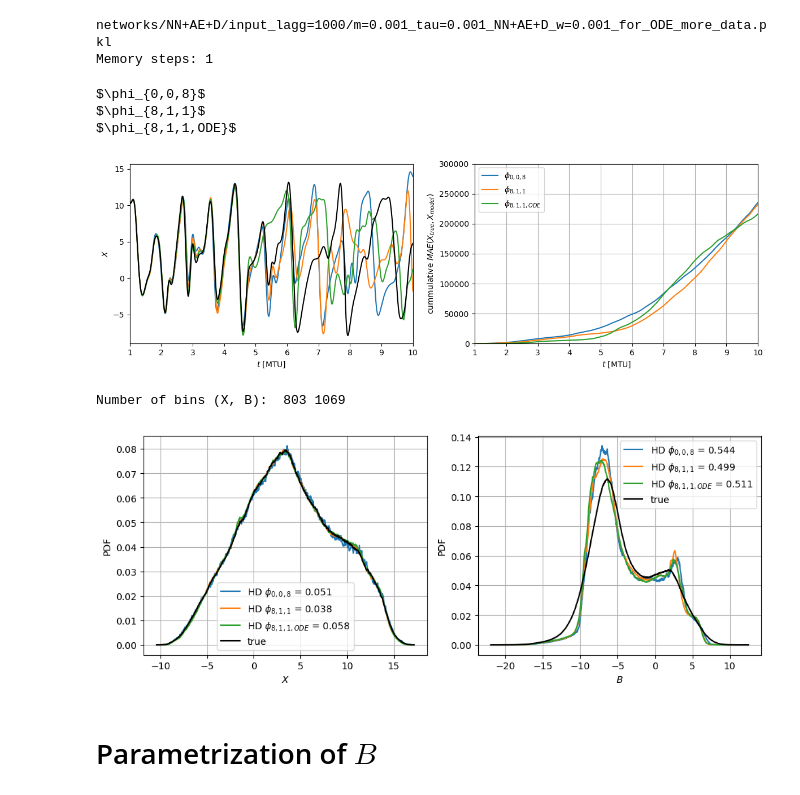
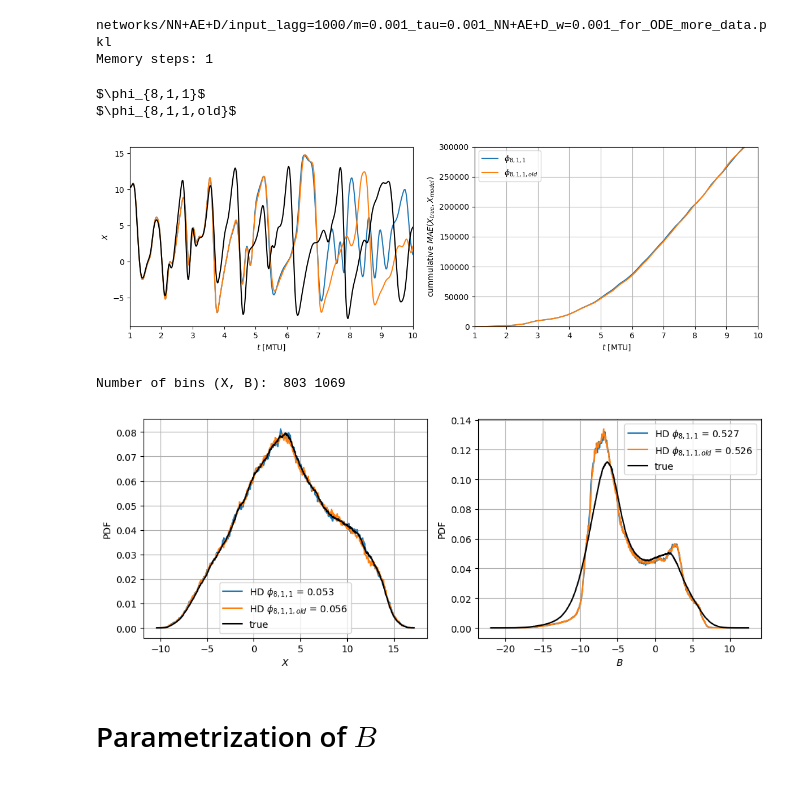
Before and after one commit to DLR-PA-EVA/schoenfeld26james_PrognosticMemoryParmeterizations, a Jupyter notebook: plots.ipynb, the cells around one changed output. Saved outputs shown, nothing was run; the diff lists cells and outputs as text; code cells hidden in the pictures.

Commit message:
First stable version after code restructuring. Used to create 10k MTU online runs for all model configurations

```diff
--- a/plots.ipynb
+++ b/plots.ipynb
@@ -16,0 +41,5 @@ import time
+# %%
+path = 'networks/NN+AE+D/latent_dims=3_past_timesteps=1000_n_neighbours=0/m=0.001_tau=0.001_w=0.0_20250905150344.pkl'
+
+model = torch.load(path, map_location='cpu', weights_only=False)
+float(max(model.R2))
@@ -179,7 +209,7 @@ def L96_from_nc(path):
 # L96_from_nc('online_runs/NN+AE+D/input_lagg=1000/time=10MTU_m=0.001_tau=0.001_w=0.001.nc')
 # %%
 m, tau = 0.001, 0.001
-path = f'online_runs/NO_PARAMETRIZATION/time=10000000_m={m}_tau={tau}.pkl'
+path = f'online_runs_old/NO_PARAMETRIZATION/time=10000000_m={m}_tau={tau}.pkl'
 with open(path, 'rb') as file:
         L96_true = pickle.load(file)
 # %%
@@ -194,6 +224,12 @@ L96_ae81 = L96_from_nc(path)
 # %% [output]
 networks/NN+AE+D/input_lagg=1000/m=0.001_tau=0.001_NN+AE+D_w=0.001_for_ODE_more_data.pkl
 Memory steps: 1
+# %%
+path = 'online_runs/NN+AE+D/latent_dims=8_past_timesteps=1000_n_neighbours=0/m=0.001_tau=0.001_t=1000MTU_20250908135707.nc'
+L96_ae81 = L96_from_nc(path)
+
+path = 'online_runs/NN+AE+D/latent_dims=8_past_timesteps=1000_n_neighbours=0/m=0.001_tau=0.001_t=1000MTU_old_parammemoryX_20250908133330.nc'
+L96_ae81_old = L96_from_nc(path)
 # %%
 path = f'online_runs/baseline_nn/input_lagg=0/time=1000000_m={m}_tau={tau}.pkl'
 #path = 'online_runs/baseline_nn/input_lagg=0/time=10000MTU_m=0.001_tau=0.001.nc'
@@ -235,32 +271,31 @@ path = f'online_runs/NN+AE_latent_dims=1/input_lagg=1000/time=1000000_m={m}_tau=
 # %%
 fig, axs = plt.subplots(1, 2, figsize=(12, 4))
 tmax = 10_000
 X_true = L96_true.history.X.values[:tmax]
 t = np.arange(0, len(X_true)  ) *L96_true.dt
 k = 2
 
-for L96, model_name in zip([L96_base, L96_ae81, L96_ODE], [r'$\phi_{0,0,8}$', r'$\phi_{8,1,1}$', r'$\phi_{8,1,1,ODE}$']):
+for L96, model_name in zip([L96_ae81, L96_ae81_old], [r'$\phi_{8,1,1}$', r'$\phi_{8,1,1,old}$']):
     print(model_name)
     X = L96.history.X.values[:tmax]
     MAE = np.cumsum(np.sum(np.absolute(X_true-X), axis=1))
     axs[1].plot(t, MAE, label=model_name)
     axs[0].plot(t, X[:, k], label=model_name)
 
 #X_true = L96_true.history.X.values[:tmax, k]
 axs[0].plot(t, X_true[:, k], label='true', color='black')
 
 axs[1].legend()
 axs[1].set(xlabel=r'$t$ [MTU]', ylabel=r'$MAE(X_{true}, X_{model})$', xlim=(1, 10), ylim=(0, 300_000))
 axs[0].set(xlabel=r'$t$ [MTU]', ylabel=r'$X$', xlim=(1, 10))
 plt.xlabel(r'$t$ [MTU]')
 plt.ylabel(r'cummulative $MAE(X_{true}, X_{model})$')
 plt.grid()
 plt.tight_layout()
 # %% [output]
-$\phi_{0,0,8}$
 $\phi_{8,1,1}$
-$\phi_{8,1,1,ODE}$
+$\phi_{8,1,1,old}$
-[figure, old version]
+[figure, new version]
 # %%
 def H(p, q):
   # distance between p an d
@@ -284,7 +319,7 @@ fig, (ax1, ax2) = plt.subplots(1, 2, figsize=(10, 4))
 ax1.set(xlabel=r'$X$', ylabel='PDF')
 ax2.set(xlabel=r'$B$', ylabel='PDF')
 
-for L96, model_name in zip([L96_base, L96_ae81, L96_ODE], [r'$\phi_{0,0,8}$', r'$\phi_{8,1,1}$', r'$\phi_{8,1,1,ODE}$']):
+for L96, model_name in zip([L96_ae81, L96_ae81_old], [r'$\phi_{8,1,1}$', r'$\phi_{8,1,1,old}$']):
     B = L96.history.B.values.flatten()
     X = L96.history.X.values.flatten()
 
@@ -304,7 +339,7 @@ for ax in [ax1, ax2]:
 plt.tight_layout()
 # %% [output]
 Number of bins (X, B):  803 1069
-[figure, old version]
+[figure, new version]
 # %% [markdown]
 # Parametrization of $B$
 # %%
```
Also changed, not shown: parts of 3 cells of this notebook, 4 other files.
